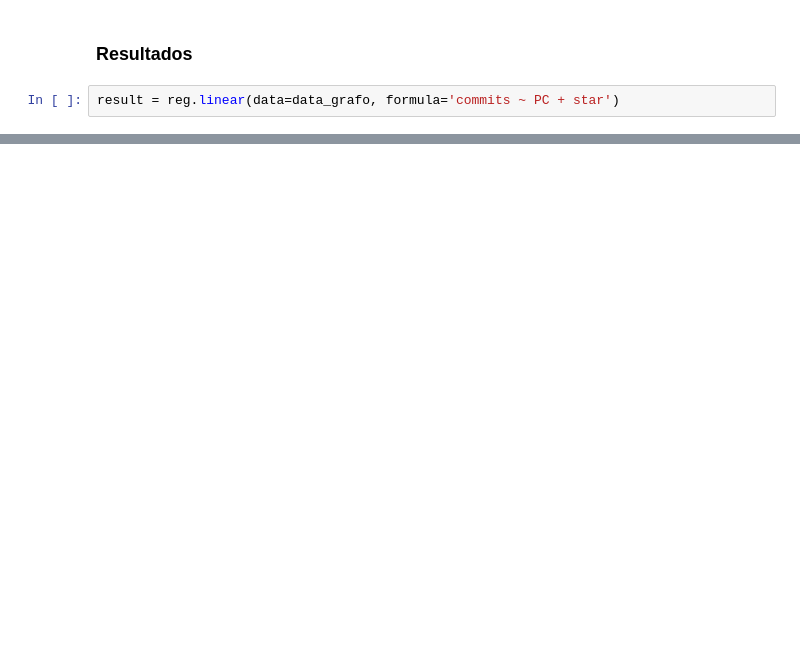
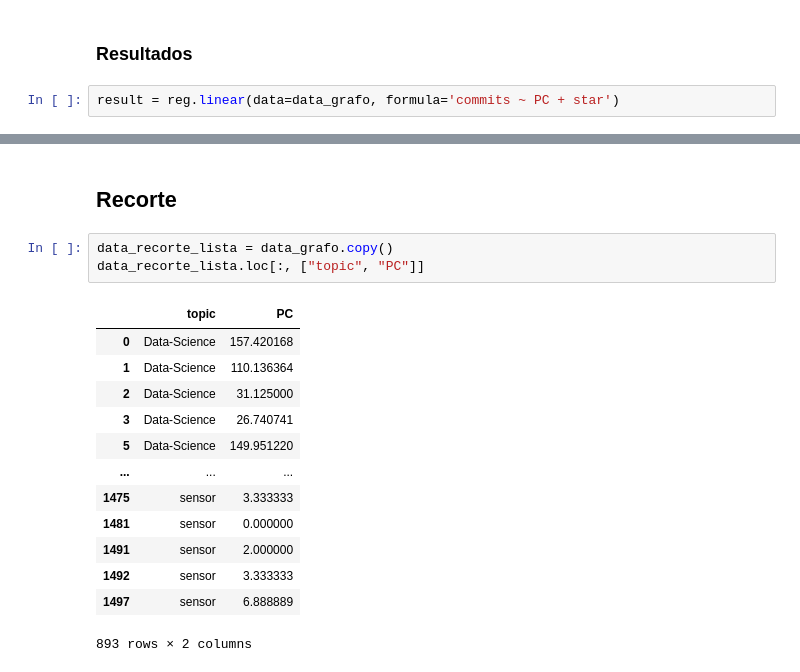
Before and after one commit to Pedro2712/aps1-wikis, a Jupyter notebook: notebooks/projeto/AnaliseDoGrafo.ipynb, the cells around one changed output, grey strips where cells are left out. Saved outputs shown, nothing was run; the diff lists cells and outputs as text; blank space fills up the shorter version.

```diff
--- a/notebooks/projeto/AnaliseDoGrafo.ipynb
+++ b/notebooks/projeto/AnaliseDoGrafo.ipynb
@@ -171,0 +224,19 @@ result.plot_residuals()
+# %% [markdown]
+## Recorte
+# %%
+data_recorte_lista = data_grafo.copy()
+data_recorte_lista.loc[:, ["topic", "PC"]]
+# %% [output]
+|  | topic | PC |
+| 0 | Data-Science | 157.420168 |
+| 1 | Data-Science | 110.136364 |
+| 2 | Data-Science | 31.125000 |
+| 3 | Data-Science | 26.740741 |
+| 5 | Data-Science | 149.951220 |
+| ... | ... | ... |
+| 1475 | sensor | 3.333333 |
+| 1481 | sensor | 0.000000 |
+| 1491 | sensor | 2.000000 |
+| 1492 | sensor | 3.333333 |
+| 1497 | sensor | 6.888889 |
+893 rows × 2 columns
```
Also changed, not shown: parts of 16 cells of this notebook.
